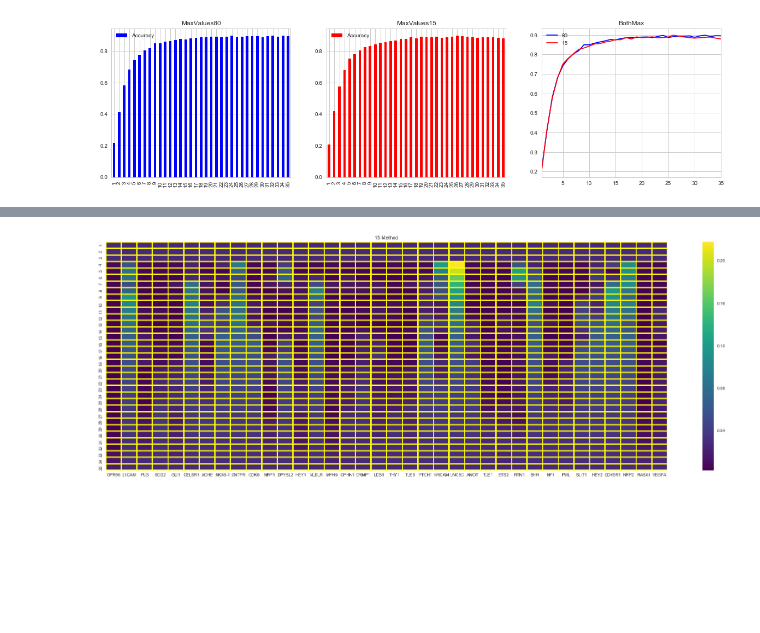
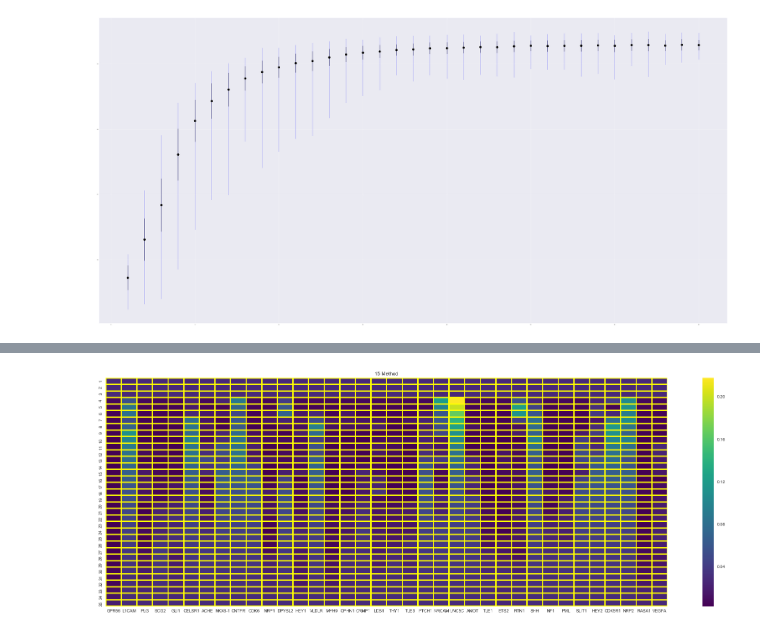
Before and after one commit to SystemsGenetics/gene-oracle, a Jupyter notebook: notebooks/80_15_analysis.ipynb, the cells around one changed output, grey strips where cells are left out. Drawn from its saved outputs; the diff is of its cells as text; code cells hidden in the pictures; blank space fills up the shorter version.

```diff
--- a/notebooks/80_15_analysis.ipynb
+++ b/notebooks/80_15_analysis.ipynb
@@ -15,6 +16,7 @@ PATH15 = "./../logs/ARCHIVE/hedgehog_top15_method/"
 allSets =[]
 maxValues = pd.DataFrame(index=range(1,36), columns = ["Genes", "Accuracy"])
 minValues = pd.DataFrame(index=range(1,36), columns = ["Genes", "Accuracy"])
+avgValues = pd.DataFrame(index=range(1,36), columns = ["Genes", "Accuracy"])
 stdValues =  pd.DataFrame(index=range(1,36), columns = ["Accuracy"])
 for i in range(1,36):
     s= pd.DataFrame( columns = ["Genes", "Accuracy"])
@@ -37,6 +39,8 @@ for i in range(1,36):
         #Add Std
         vals = [float(x) for x in s["Accuracy"]]
         stdValues.loc[i,"Accuracy"] =np.std(vals)
+        #Avg
+        avgValues.loc[i,"Accuracy"] = np.mean(vals)
 # %%
 allSets15 =[]
 maxValues15 = pd.DataFrame(index=range(1,36), columns = ["Genes", "Accuracy"])
@@ -66,12 +73,18 @@ for i in range(1,36):
 # %%
-fig, axes = plt.subplots(nrows=1, ncols=3,figsize=(20,5))
+# fig, axes = plt.subplots(nrows=1, ncols=3,figsize=(20,5))
 
-maxValues.plot(x= maxValues.index.values , y="Accuracy",color="blue",ax=axes[0],title="MaxValues80",kind="bar")
-maxValues15.plot(x= maxValues15.index.values , y="Accuracy",color="red", ax=axes[1],title="MaxValues15",kind="bar")
+# maxValues.plot(x= maxValues.index.values , y="Accuracy",color="blue",ax=axes[0],title="MaxValues80",kind="bar")
+# maxValues15.plot(x= maxValues15.index.values , y="Accuracy",color="red", ax=axes[1],title="MaxValues15",kind="bar")
 
-ax = maxValues.plot(x= maxValues.index.values , y="Accuracy",color="blue",ax=axes[2],title="BothMax",label="80")
-maxValues15.plot(x= maxValues15.index.values , y="Accuracy",color="red", ax=ax,label="15")
-
+# ax = maxValues.plot(x= maxValues.index.values , y="Accuracy",color="blue",ax=axes[2],title="BothMax",label="80")
+# maxValues15.plot(x= maxValues15.index.values , y="Accuracy",color="red", ax=ax,label="15")
+plt.figure(figsize=(100,50))
+plt.errorbar(range(1,36), avgValues["Accuracy"].values, stdValues["Accuracy"].values, fmt='ok', lw=3, \
+            markersize=20)
+plt.errorbar(range(1,36), avgValues["Accuracy"].values, [avgValues["Accuracy"].values - minValues["Accuracy"].values, \
+                                                        maxValues["Accuracy"].values - avgValues["Accuracy"].values], \
+                                                        fmt = '.k', ecolor = 'blue', lw=1)
+# plt.errorbar(maxValues.index.values, maxValues["Accuracy"].values, stdValues["Accuracy"].values)
 plt.show()
 # %% [output]
-[figure, old version]
+[figure, new version]
```
Also changed, not shown: parts of 17 cells of this notebook.
